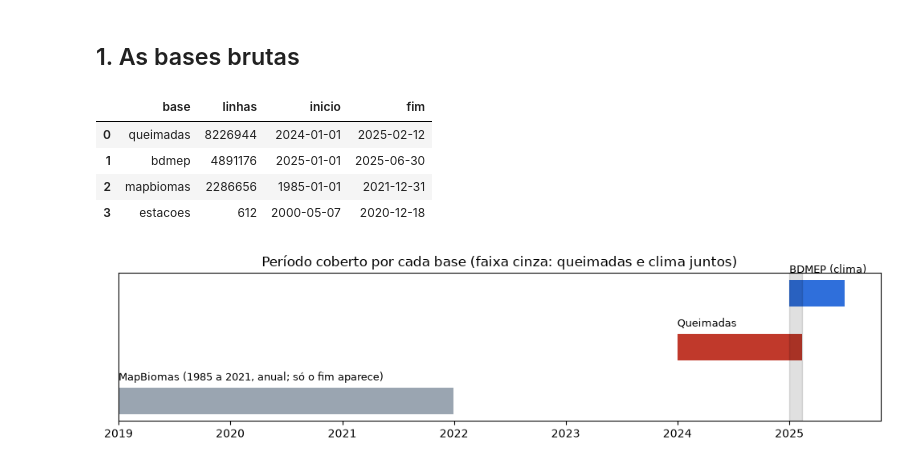
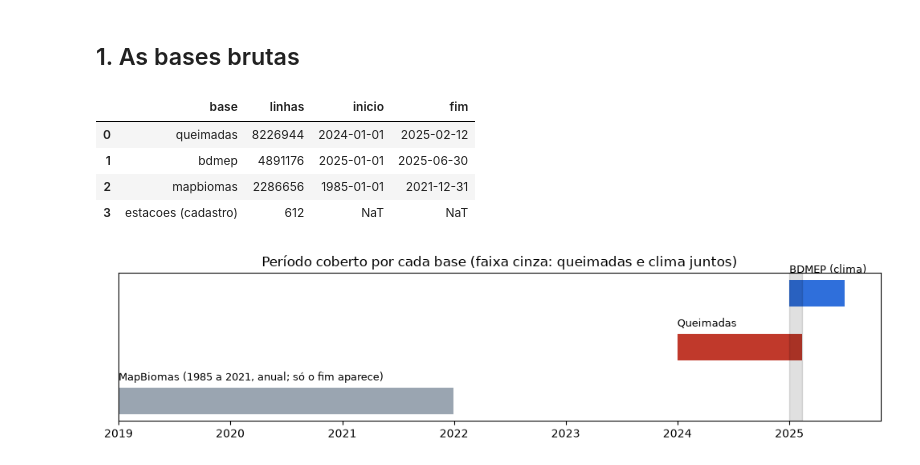
Before and after one commit to heliogil/risco-incendio-municipio, a Jupyter notebook: 01_eda.ipynb, the cells around one changed output. Cells and saved outputs as stored; diff of their text form; code cells hidden in the pictures.

```diff
--- a/01_eda.ipynb
+++ b/01_eda.ipynb
@@ -35,17 +35,17 @@ CORES_RISCO = {'Baixo': CINZA, 'Médio': LARANJA, 'Alto': VERMELHO}
 # %%
 resumo = q('''
     SELECT 'queimadas' AS base, count(*) AS linhas, min(CAST(data_hora AS DATE)) AS inicio, max(CAST(data_hora AS DATE)) AS fim FROM queimadas
     UNION ALL SELECT 'bdmep', count(*), min(data), max(data) FROM bdmep
     UNION ALL SELECT 'mapbiomas', count(*), make_date(min(ano), 1, 1), make_date(max(ano), 12, 31) FROM mapbiomas
-    UNION ALL SELECT 'estacoes', count(*), min(data_fundacao), max(data_fundacao) FROM estacoes
+    UNION ALL SELECT 'estacoes (cadastro)', count(*), NULL, NULL FROM estacoes
 ''')
 resumo
 # %% [output]
 |  | base | linhas | inicio | fim |
 | 0 | queimadas | 8226944 | 2024-01-01 | 2025-02-12 |
 | 1 | bdmep | 4891176 | 2025-01-01 | 2025-06-30 |
 | 2 | mapbiomas | 2286656 | 1985-01-01 | 2021-12-31 |
-| 3 | estacoes | 612 | 2000-05-07 | 2020-12-18 |
+| 3 | estacoes (cadastro) | 612 | NaT | NaT |
 # %%
 fig, eixo = plt.subplots(figsize=(10, 2.6))
 periodos = [('MapBiomas (1985 a 2021, anual; só o fim aparece)', '2019-01-01', '2021-12-31', CINZA),
```
Also changed, not shown: parts of 4 cells of this notebook, 2 other files.
